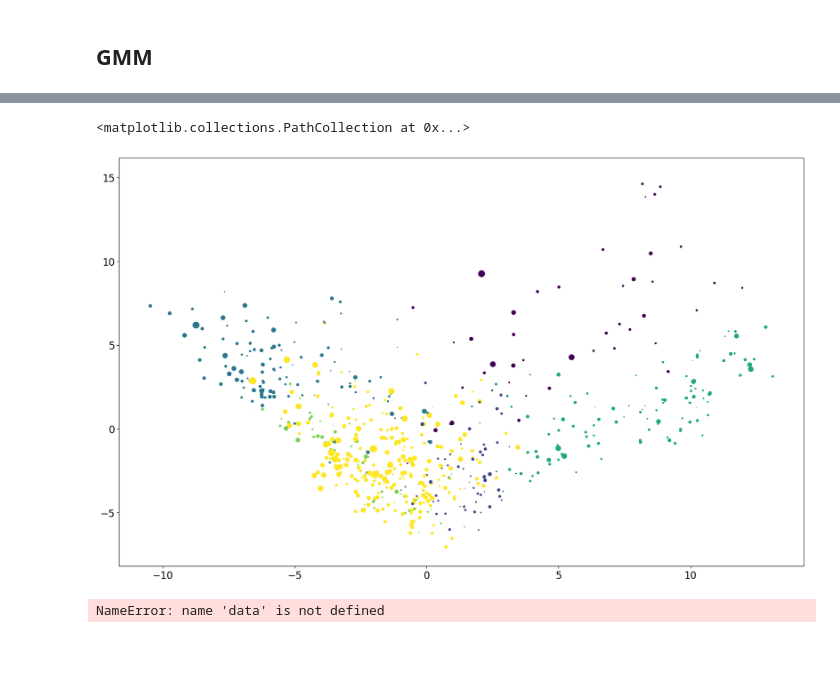
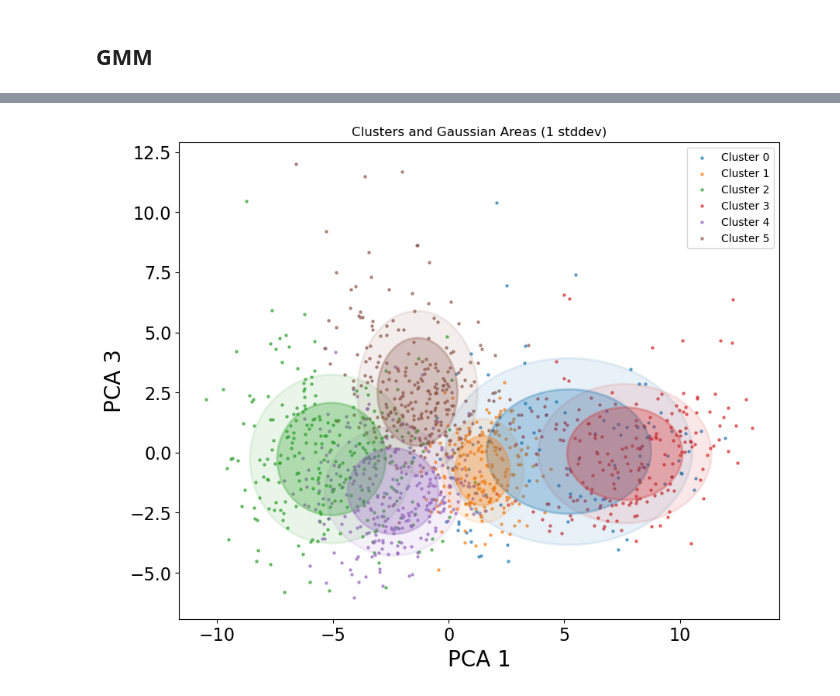
Before and after one commit to ruilucasferreira/bball_offensive_archetype, a Jupyter notebook: gmm.ipynb, the cells around one changed output, grey strips where cells are left out. Saved outputs shown, nothing was run; the diff lists cells and outputs as text; code cells hidden in the pictures; blank space fills up the shorter version.

```diff
--- a/gmm.ipynb
+++ b/gmm.ipynb
@@ -1,11 +1,13 @@
 # %%
 import numpy as np
 import pandas as pd
+import pickle
 
 from cluster_visuals import *
 import seaborn as sns
 import matplotlib.pyplot as plt
 import matplotlib.ticker as ticker
+from matplotlib.patches import Ellipse
 plt.rcParams["figure.figsize"] = (20,12)
 plt.rcParams["xtick.labelsize"] = 16
 plt.rcParams["ytick.labelsize"] = 16
@@ -13,6 +15,8 @@ plt.rcParams["axes.labelsize"] = 20
 
 from sklearn.mixture import GaussianMixture
 from sklearn.metrics import silhouette_score
+
+import_model = True
 # %%
 # Load features from feats.csv
 feats = np.array(np.loadtxt("./features.csv", delimiter=',', dtype=str))[:,0]
@@ -141,25 +143,60 @@ plt.show()
 # %%
 n = 6
-gm = GaussianMixture(n_components=n,
-                     random_state=0,
-                     ).fit(z)
+if import_model:
+    with open('gmm.pkl', 'rb') as f:
+        gm = pickle.load(f)
+else:
+    gm = GaussianMixture(n_components=n,
+                        random_state=0,
+                        ).fit(z)
+    with open('gmm.pkl','wb') as f:
+        pickle.dump(gm,f)
+
 
 centers = gm.means_
 data['CLUSTER'+str(n)] = gm.predict(z)
-# %%
-pca1 = 0
-pca2 = 1
-pca3 = 2
-plt.scatter(
-        z[pca1],
-        z[pca2],
-        s = z[pca3]*10,
-        c = data['CLUSTER'+str(n)]
-)
-# %% [output]
-<matplotlib.collections.PathCollection at 0x...>
-[figure, removed]
-# %%
-examples(Z=z, j=0, centers=gm.means_, num=3, n_clusters=n)
-# %% [output]
-NameError: name 'data' is not defined
+# %%
+pca1 = 0
+pca2 = 2
+cluster_colors = ['#1f77b4','#ff7f0e', '#2ca02c', '#d62728', '#9467bd', '#8c564b']
+plt.figure(figsize=(10, 8))
+
+# Scatter plot of points colored by cluster
+for i in range(n):
+    plt.scatter(
+        z.iloc[:, pca1][data['CLUSTER'+str(n)] == i],
+        z.iloc[:, pca2][data['CLUSTER'+str(n)] == i],
+        color=cluster_colors[i],
+        label=f'Cluster {i}',
+        alpha=0.6,
+        s=5
+    )
+
+for i in range(n):
+    mu = gm.means_[i, [pca1, pca2]]
+    # Use diagonal of covariance matrix for std
+    stds = np.sqrt(np.diag(gm.covariances_[i]))[[pca1, pca2]]
+    width, height = 3 * stds  # 1 stddev
+    ell = Ellipse(xy=mu, width=width, height=height, angle=0,
+                  edgecolor=cluster_colors[i], facecolor=cluster_colors[i],
+                  lw=2, label=f'Cluster {i}', alpha=0.1)
+    plt.gca().add_patch(ell)
+
+# Plot Gaussian ellipses for each cluster
+for i in range(n):
+    mu = gm.means_[i, [pca1, pca2]]
+    # Use diagonal of covariance matrix for std
+    stds = np.sqrt(np.diag(gm.covariances_[i]))[[pca1, pca2]]
+    width, height = 2 * stds  # 1 stddev
+    ell = Ellipse(xy=mu, width=width, height=height, angle=0,
+                  edgecolor=cluster_colors[i], facecolor=cluster_colors[i],
+                  lw=2, label=f'Cluster {i}', alpha=0.3)
+    plt.gca().add_patch(ell)
+
+plt.xlabel(f'PCA {pca1+1}')
+plt.ylabel(f'PCA {pca2+1}')
+plt.title('Clusters and Gaussian Areas (1 stddev)')
+plt.legend([f'Cluster {i}' for i in range(n)], loc='best')
+plt.show()
+# %% [output]
+[figure, added]
```
Also changed, not shown: parts of 6 cells of this notebook, 3 other files.
